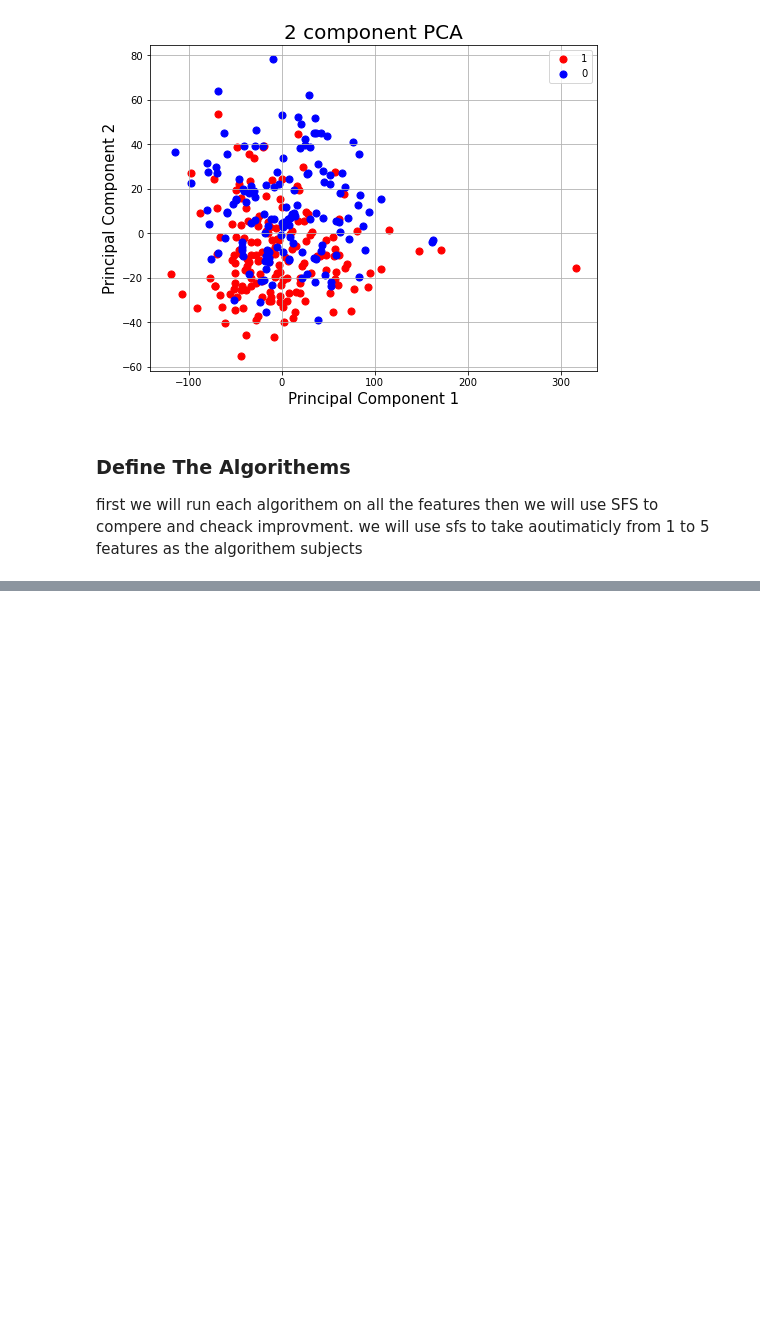
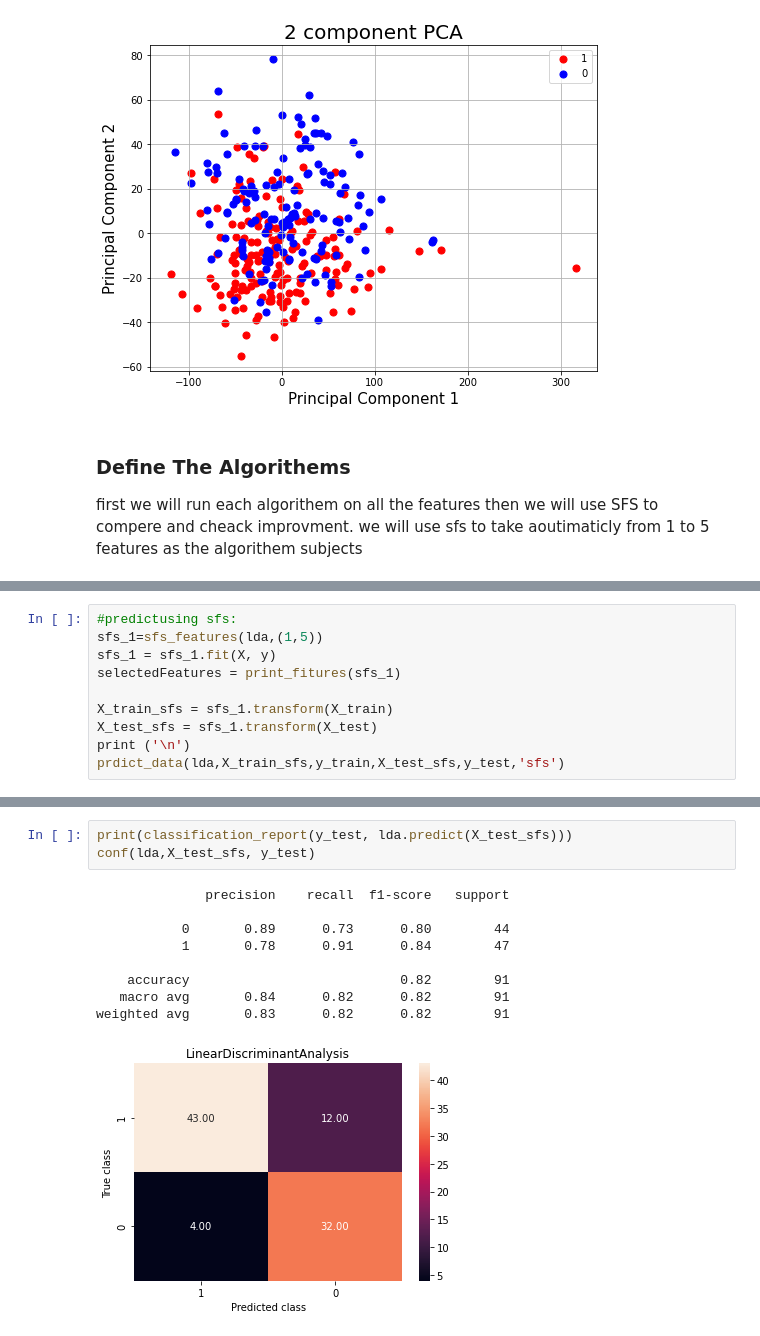
Before and after one commit to onlyabhilash/NLP-Heart-Failure-Prediction, a Jupyter notebook: Heart_Disease_UCI_FeatureEngg.ipynb, the cells around one changed output, grey strips where cells are left out. Drawn from its saved outputs; the diff is of its cells as text; blank space fills up the shorter version.

```diff
--- a/Heart_Disease_UCI_FeatureEngg.ipynb
+++ b/Heart_Disease_UCI_FeatureEngg.ipynb
@@ -258,3 +258,13 @@ prdict_date(lda,X_train,y_train,X_test,y_test)
 # %% [output]
 acc train: 85.38
 acc test: 80.22
+# %%
+#predictusing sfs:
+sfs_1=sfs_features(lda,(1,5))
+sfs_1 = sfs_1.fit(X, y)
+selectedFeatures = print_fitures(sfs_1)
+
+X_train_sfs = sfs_1.transform(X_train)
+X_test_sfs = sfs_1.transform(X_test)
+print ('\n')
+prdict_data(lda,X_train_sfs,y_train,X_test_sfs,y_test,'sfs')
@@ -260,0 +282,13 @@ acc test: 80.22
+# %%
+print(classification_report(y_test, lda.predict(X_test_sfs)))
+conf(lda,X_test_sfs, y_test)
+# %% [output]
+              precision    recall  f1-score   support
+
+           0       0.89      0.73      0.80        44
+           1       0.78      0.91      0.84        47
+
+    accuracy                           0.82        91
+   macro avg       0.84      0.82      0.82        91
+weighted avg       0.83      0.82      0.82        91
+[figure, added]
```
Also changed, not shown: parts of 3 cells of this notebook.
